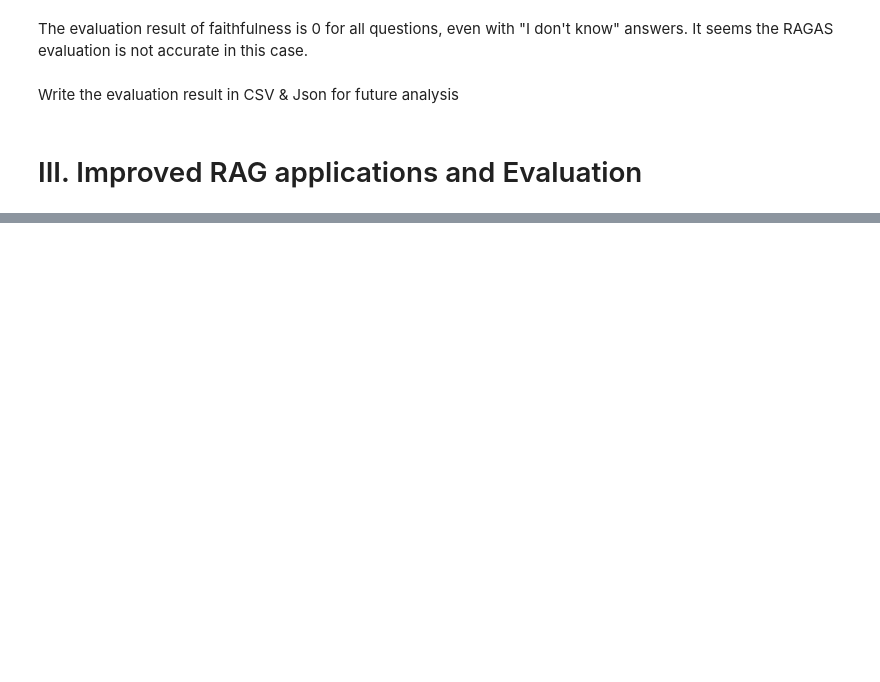
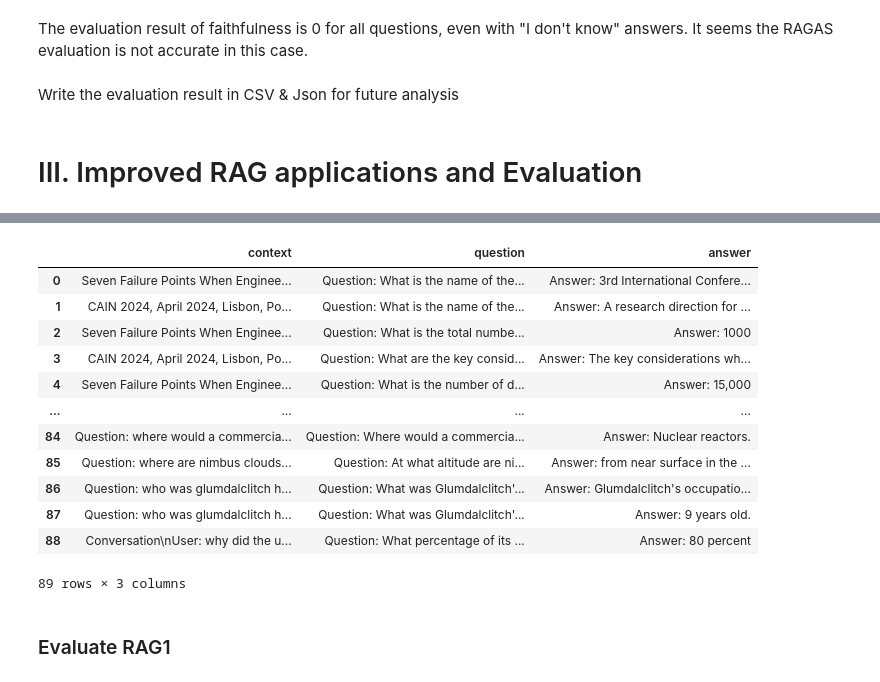
Before and after one commit to derekusf/IndenpendentStudy_RAG_for_LLM, a Jupyter notebook: RAG_demo.ipynb, the cells around one changed output, grey strips where cells are left out. Cells and saved outputs as stored; diff of their text form; code cells hidden in the pictures; blank space fills up the shorter version.

```diff
--- a/RAG_demo.ipynb
+++ b/RAG_demo.ipynb
@@ -435,0 +436,4 @@ AttributeError: 'RAGAgent' object has no attribute 'chain'
+# %%
+import evaluator as eval
+
+testset = eval.generate_testset(eval.ARVIX_RAG_FOR_LLM)
@@ -435,0 +614,18 @@ AttributeError: 'RAGAgent' object has no attribute 'chain'
+# %%
+testset
+# %% [output]
+|  | context | question | answer |
+| 0 | Seven Failure Points When Enginee... | Question: What is the name of the... | Answer: 3rd International Confere... |
+| 1 | CAIN 2024, April 2024, Lisbon, Po... | Question: What is the name of the... | Answer: A research direction for ... |
+| 2 | Seven Failure Points When Enginee... | Question: What is the total numbe... | Answer: 1000 |
+| 3 | CAIN 2024, April 2024, Lisbon, Po... | Question: What are the key consid... | Answer: The key considerations wh... |
+| 4 | Seven Failure Points When Enginee... | Question: What is the number of d... | Answer: 15,000 |
+| ... | ... | ... | ... |
+| 84 | Question: where would a commercia... | Question: Where would a commercia... | Answer: Nuclear reactors. |
+| 85 | Question: where are nimbus clouds... | Question: At what altitude are ni... | Answer: from near surface in the ... |
+| 86 | Question: who was glumdalclitch h... | Question: What was Glumdalclitch'... | Answer: Glumdalclitch's occupatio... |
+| 87 | Question: who was glumdalclitch h... | Question: What was Glumdalclitch'... | Answer: 9 years old. |
+| 88 | Conversation\nUser: why did the u... | Question: What percentage of its ... | Answer: 80 percent |
+89 rows × 3 columns
+# %% [markdown]
+### Evaluate RAG1
```
Also changed, not shown: parts of 11 cells of this notebook, 10 other files.
